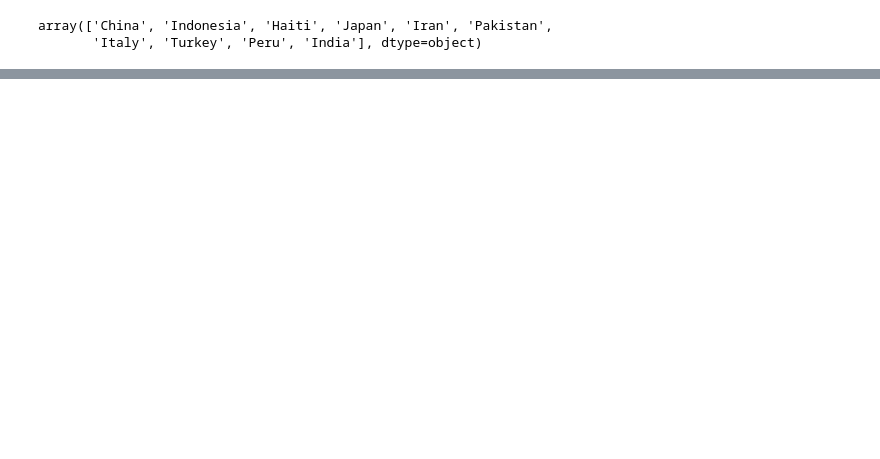
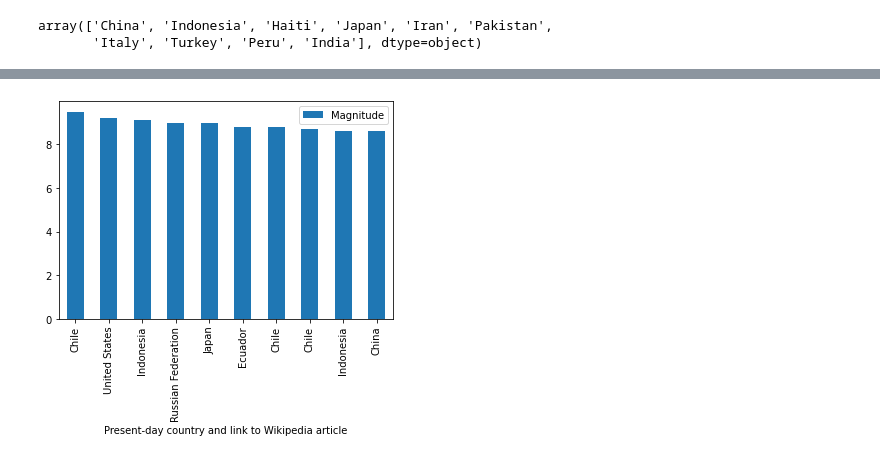
Before and after one commit to nss-data-science-cohort-4/dq3-earthquakes-down-to-earth, a Jupyter notebook: pt1analysis.ipynb, the cells around one changed output, grey strips where cells are left out. Saved outputs shown, nothing was run; the diff lists cells and outputs as text; code cells hidden in the pictures; blank space fills up the shorter version.

```diff
--- a/pt1analysis.ipynb
+++ b/pt1analysis.ipynb
@@ -34 +66,4 @@ top_10_deadly = deadliest_quakes.head(10)
+# %%
+strongest_quakes = clean_earthquake.sort_values(by=['Magnitude'],ascending=False)
+top_10_strong = strongest_quakes.head(10)
 # %%
@@ -71,0 +112,4 @@ array(['Samoa', 'Mongolia', 'Solomon Islands',
+# %%
+strong_bar = top_10_strong.plot(kind='bar',x='Present-day country and link to Wikipedia article',y='Magnitude');
+# %% [output]
+[figure, added]
```
Also changed, not shown: parts of 16 cells of this notebook.
